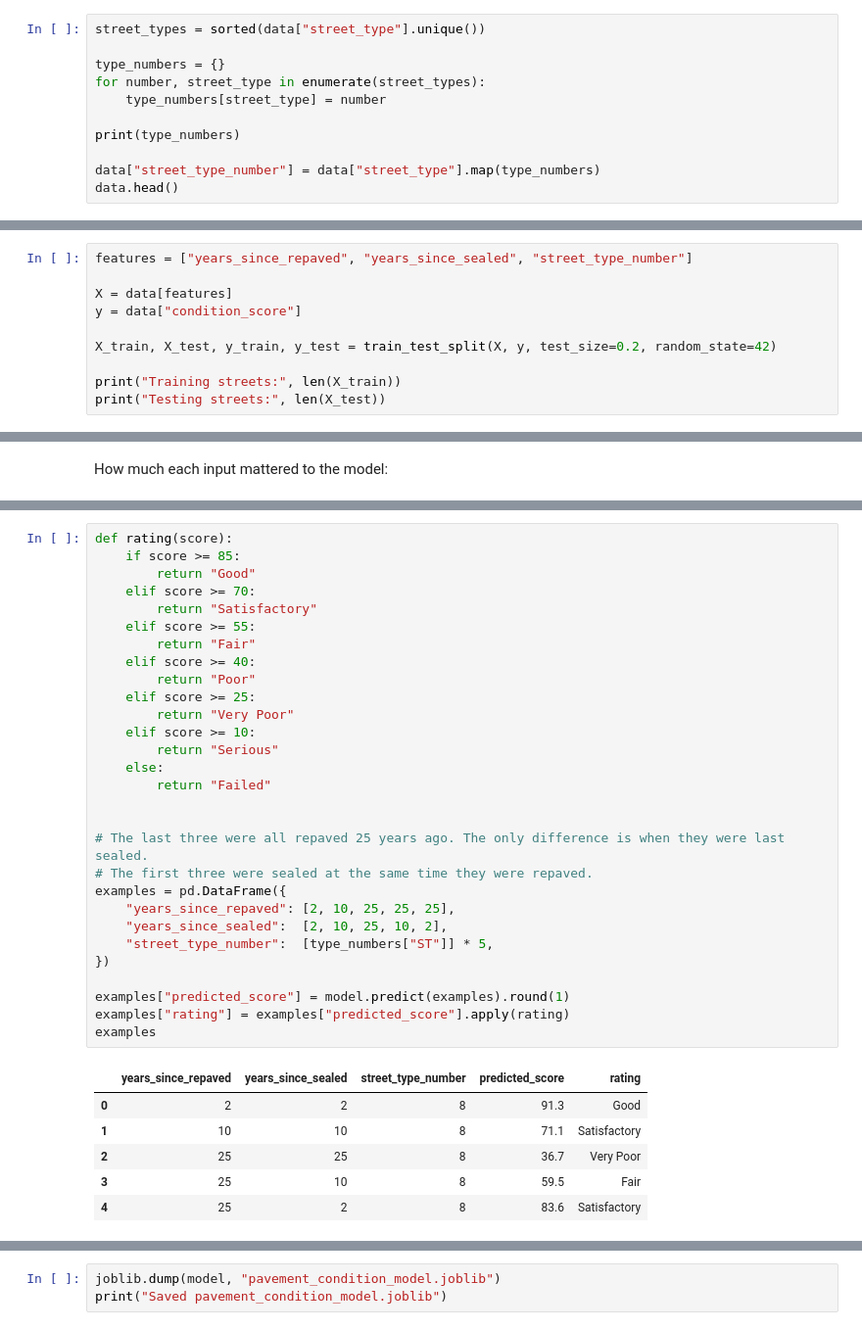
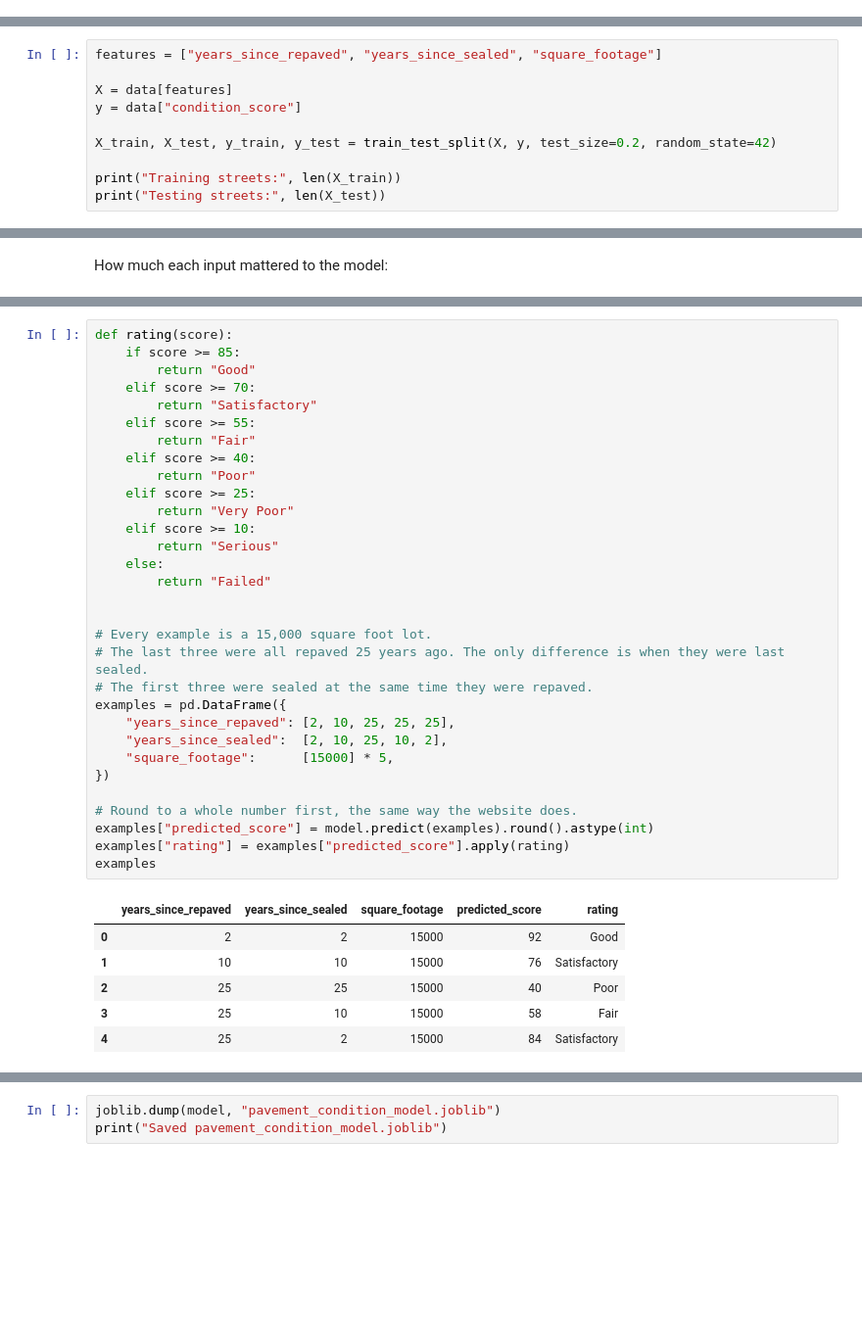
Before and after one commit to mayooo18/pavementconstruction, a Jupyter notebook: ml/pavement_condition_model.ipynb, the cells around one changed output, grey strips where cells are left out. Shown at 98% size. Saved outputs shown, nothing was run; the diff lists cells and outputs as text; blank space fills up the shorter version.

```diff
--- a/ml/pavement_condition_model.ipynb
+++ b/ml/pavement_condition_model.ipynb
@@ -95,11 +89,0 @@ The model only understands numbers, so each street type gets its own number. For
-# %%
-street_types = sorted(data["street_type"].unique())
-
-type_numbers = {}
-for number, street_type in enumerate(street_types):
-    type_numbers[street_type] = number
-
-print(type_numbers)
-
-data["street_type_number"] = data["street_type"].map(type_numbers)
-data.head()
@@ -116,7 +92,7 @@ data.head()
 
 80% of the streets are used to train the model. The other 20% are kept hidden, so we can test the model on streets it has never seen.
 # %%
-features = ["years_since_repaved", "years_since_sealed", "street_type_number"]
+features = ["years_since_repaved", "years_since_sealed", "square_footage"]
 
 X = data[features]
 y = data["condition_score"]
@@ -197,37 +173,39 @@ The city groups scores into ratings. This turns a score into the same rating nam
 # %%
 def rating(score):
     if score >= 85:
         return "Good"
     elif score >= 70:
         return "Satisfactory"
     elif score >= 55:
         return "Fair"
     elif score >= 40:
         return "Poor"
     elif score >= 25:
         return "Very Poor"
     elif score >= 10:
         return "Serious"
     else:
         return "Failed"
 
 
+# Every example is a 15,000 square foot lot.
 # The last three were all repaved 25 years ago. The only difference is when they were last sealed.
 # The first three were sealed at the same time they were repaved.
 examples = pd.DataFrame({
     "years_since_repaved": [2, 10, 25, 25, 25],
     "years_since_sealed":  [2, 10, 25, 10, 2],
-    "street_type_number":  [type_numbers["ST"]] * 5,
+    "square_footage":      [15000] * 5,
 })
 
-examples["predicted_score"] = model.predict(examples).round(1)
+# Round to a whole number first, the same way the website does.
+examples["predicted_score"] = model.predict(examples).round().astype(int)
 examples["rating"] = examples["predicted_score"].apply(rating)
 examples
 # %% [output]
-|  | years_since_repaved | years_since_sealed | street_type_number | predicted_score | rating |
-| 0 | 2 | 2 | 8 | 91.3 | Good |
-| 1 | 10 | 10 | 8 | 71.1 | Satisfactory |
-| 2 | 25 | 25 | 8 | 36.7 | Very Poor |
-| 3 | 25 | 10 | 8 | 59.5 | Fair |
-| 4 | 25 | 2 | 8 | 83.6 | Satisfactory |
+|  | years_since_repaved | years_since_sealed | square_footage | predicted_score | rating |
+| 0 | 2 | 2 | 15000 | 92 | Good |
+| 1 | 10 | 10 | 15000 | 76 | Satisfactory |
+| 2 | 25 | 25 | 15000 | 40 | Poor |
+| 3 | 25 | 10 | 15000 | 58 | Fair |
+| 4 | 25 | 2 | 15000 | 84 | Satisfactory |
 # %% [markdown]
```
Also changed, not shown: parts of 20 cells of this notebook, 7 other files.
